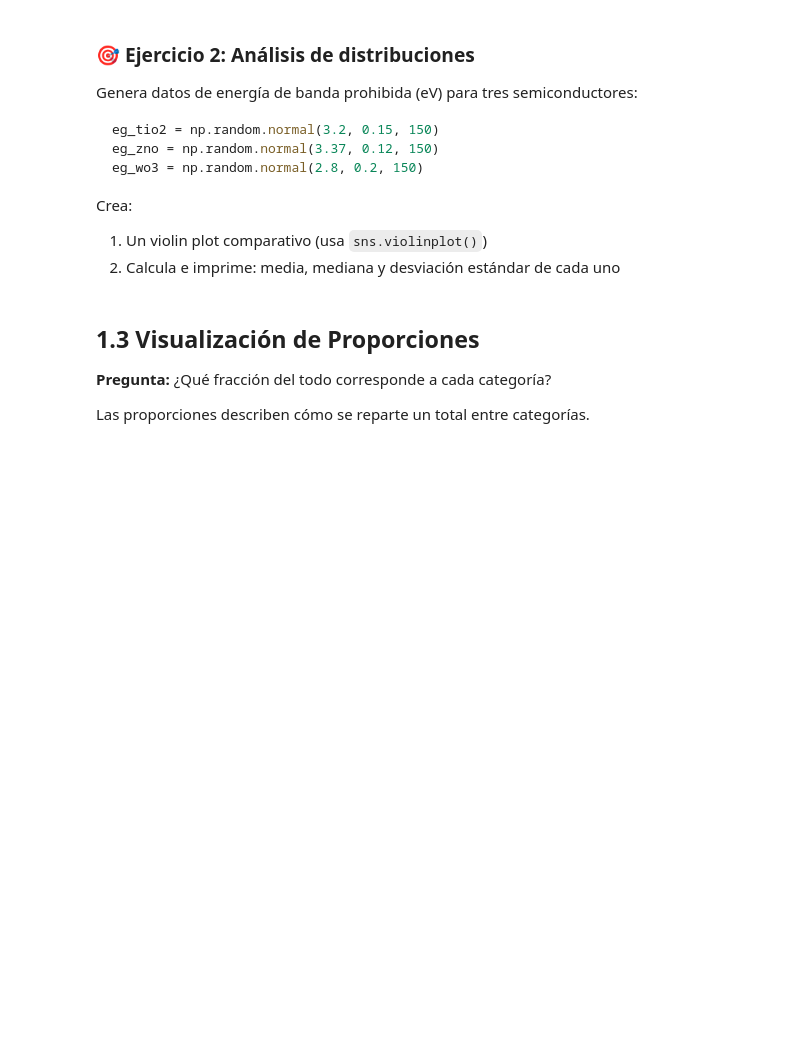
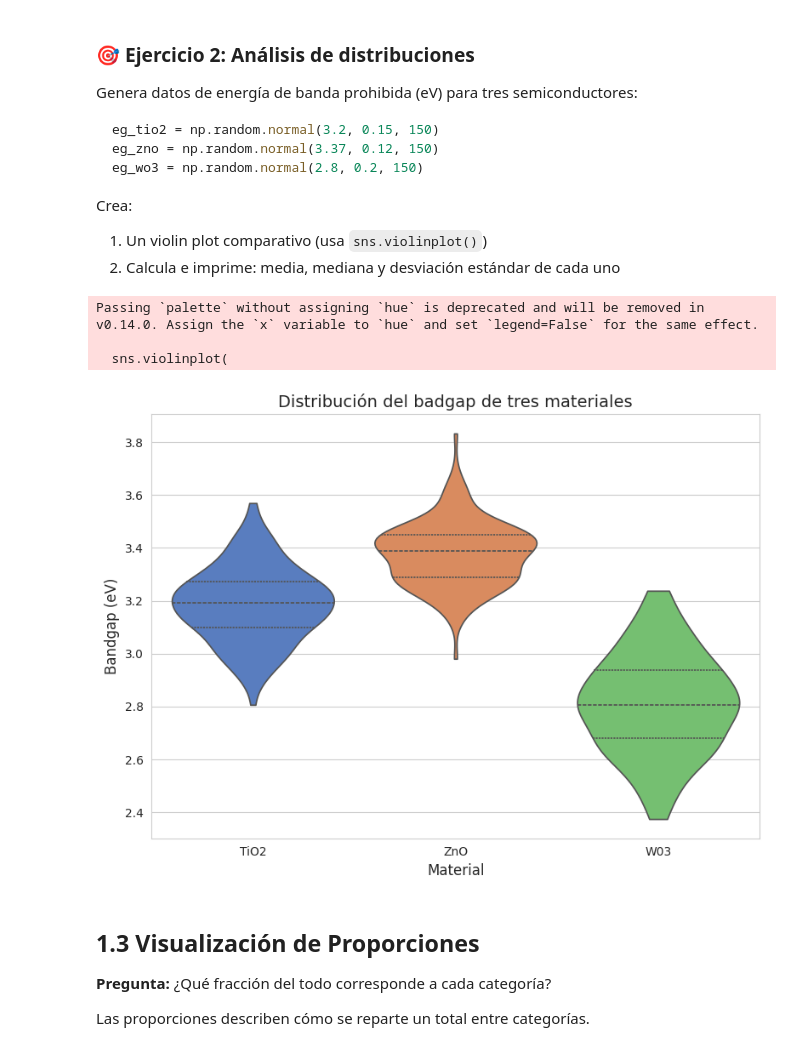
Before and after one commit to andruran/diplomado-IA, a Jupyter notebook: M1-2_Ejercicios_Visualizacion.ipynb, the cells around one changed output. Drawn from its saved outputs; the diff is of its cells as text; code cells hidden in the pictures; blank space fills up the shorter version.

```diff
--- a/M1-2_Ejercicios_Visualizacion.ipynb
+++ b/M1-2_Ejercicios_Visualizacion.ipynb
@@ -361,3 +403,57 @@ Crea:
+# %%
+# TU CÓDIGO AQUÍ
+#violin plots
+#Manipulación de datos
+import pandas as pd
+import numpy as np
+
+#Visualización
+import matplotlib.pyplot as plt
+import seaborn as sns
+
+#Data
+np.random.seed(42) #reproducibilidad
+
+eg_tio2 = np.random.normal(3.2, 0.15, 150)
+eg_zno = np.random.normal(3.37, 0.12, 150)
+eg_wo3 = np.random.normal(2.8, 0.2, 150)
+
+#DataFrame
+df = pd.DataFrame({
+    "Material" : ['TiO2'] * 150 +['ZnO'] * 150 + ['W03'] * 150,
+    'Bandgap (eV)' : np.concatenate([eg_tio2, eg_zno, eg_wo3])
+
+})
+
+#Estilo
+sns.set_style("whitegrid")
+plt.figure(figsize=(8,6))
+
+#Crear el diagrama de violín
+
+sns.violinplot(
+    data = df,
+    x = "Material",
+    y = "Bandgap (eV)",
+    palette = "muted",
+    inner = "quartile",
+    cut = 0
+
+)
+
+#Personalización de etiquetas y titulo
+plt.xlabel('Material', fontsize = 12)
+plt.ylabel('Bandgap (eV)', fontsize = 12)
+plt.title('Distribución del badgap de tres materiales', fontsize = 14)
+
+#imprimir
+plt.tight_layout()
+plt.show()
+# %% [output]
+Passing `palette` without assigning `hue` is deprecated and will be removed in v0.14.0. Assign the `x` variable to `hue` and set `legend=False` for the same effect.
+
+  sns.violinplot(
+[figure, added]
 # %% [markdown]
 ## 1.3 Visualización de Proporciones
 
```
Also changed, not shown: parts of 29 cells of this notebook.
